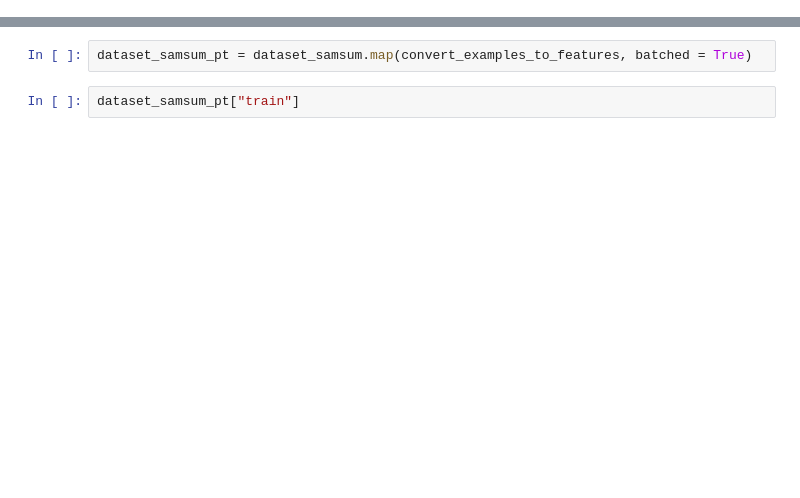
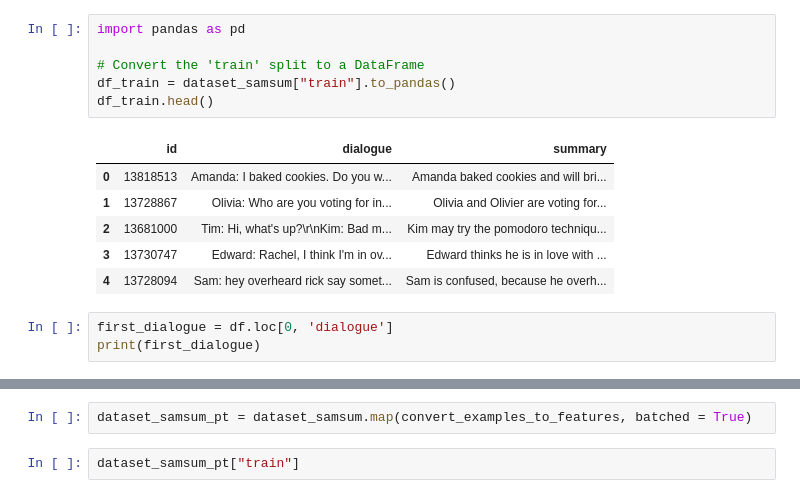
Before and after one commit to Mansoureh-Aghabeig/Text-Summarizing, a Jupyter notebook: research/Text_Summarization.ipynb, the cells around one changed output, grey strips where cells are left out. Cells and saved outputs as stored; diff of their text form; blank space fills up the shorter version.

```diff
--- a/research/Text_Summarization.ipynb
+++ b/research/Text_Summarization.ipynb
@@ -86,3 +269,19 @@ dataset_samsum
+# %%
+import pandas as pd
+
+# Convert the 'train' split to a DataFrame
+df_train = dataset_samsum["train"].to_pandas()
+df_train.head()
+# %% [output]
+|  | id | dialogue | summary |
+| 0 | 13818513 | Amanda: I baked cookies. Do you w... | Amanda baked cookies and will bri... |
+| 1 | 13728867 | Olivia: Who are you voting for in... | Olivia and Olivier are voting for... |
+| 2 | 13681000 | Tim: Hi, what's up?\r\nKim: Bad m... | Kim may try the pomodoro techniqu... |
+| 3 | 13730747 | Edward: Rachel, I think I'm in ov... | Edward thinks he is in love with ... |
+| 4 | 13728094 | Sam: hey overheard rick say somet... | Sam is confused, because he overh... |
+# %%
+first_dialogue = df.loc[0, 'dialogue']
+print(first_dialogue)
 # %%
 split_lengths = [len(dataset_samsum[split])for split in dataset_samsum]
 
```
Also changed, not shown: parts of 38 cells of this notebook, 3 other files.
